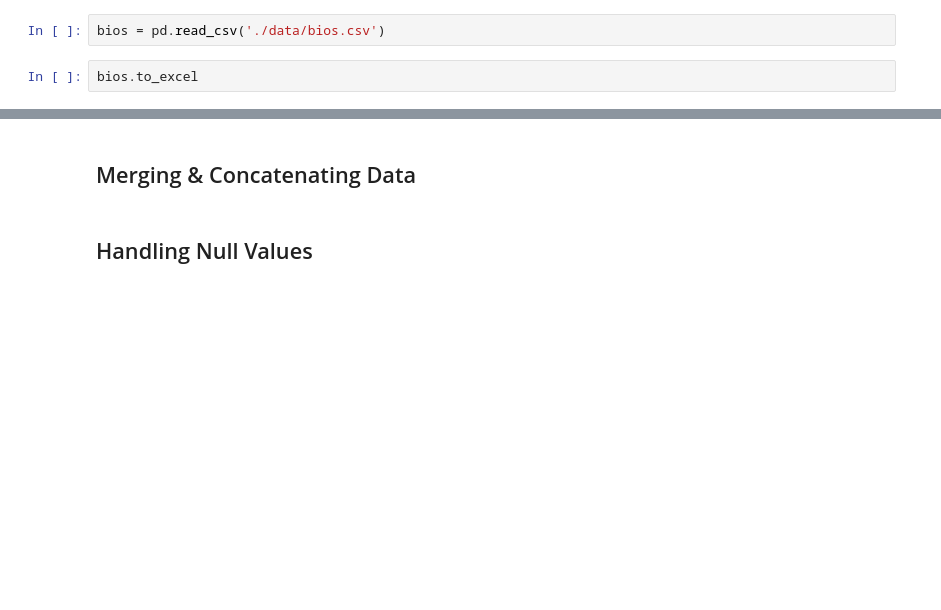
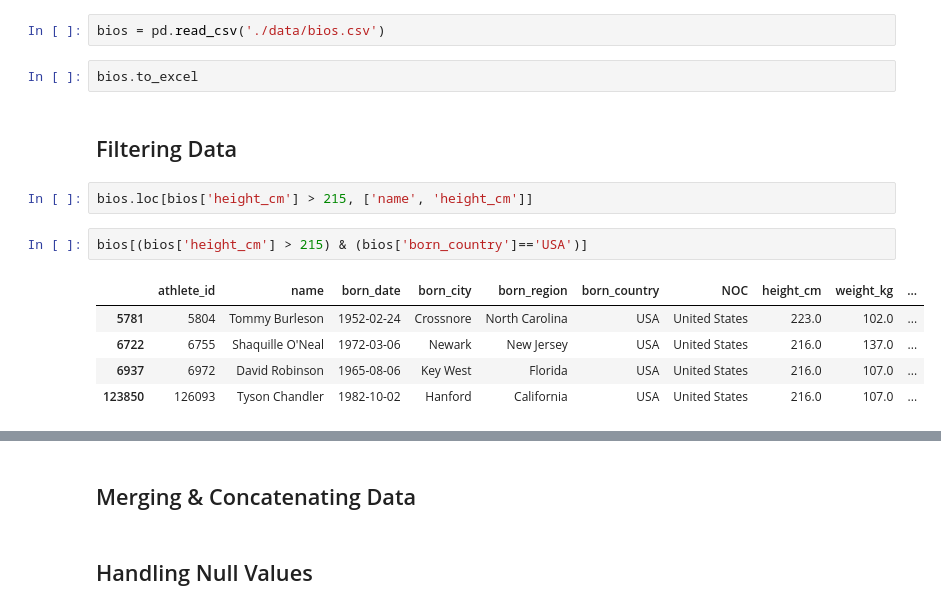
Before and after one commit to AdrianoR85/complete-pandas-tutorial, a Jupyter notebook: tutorial.ipynb, the cells around one changed output, grey strips where cells are left out. Saved outputs shown, nothing was run; the diff lists cells and outputs as text; blank space fills up the shorter version.

```diff
--- a/tutorial.ipynb
+++ b/tutorial.ipynb
@@ -80,3 +134,15 @@ Name: 0, dtype: object
 bios = pd.read_csv('./data/bios.csv')
 # %%
 bios.to_excel
+# %% [markdown]
+## Filtering Data
+# %%
+bios.loc[bios['height_cm'] > 215, ['name', 'height_cm']]
+# %%
+bios[(bios['height_cm'] > 215) & (bios['born_country']=='USA')]
+# %% [output]
+|  | athlete_id | name | born_date | born_city | born_region | born_country | NOC | height_cm | weight_kg | ... |
+| 5781 | 5804 | Tommy Burleson | 1952-02-24 | Crossnore | North Carolina | USA | United States | 223.0 | 102.0 | ... |
+| 6722 | 6755 | Shaquille O'Neal | 1972-03-06 | Newark | New Jersey | USA | United States | 216.0 | 137.0 | ... |
+| 6937 | 6972 | David Robinson | 1965-08-06 | Key West | Florida | USA | United States | 216.0 | 107.0 | ... |
+| 123850 | 126093 | Tyson Chandler | 1982-10-02 | Hanford | California | USA | United States | 216.0 | 107.0 | ... |
```
Also changed, not shown: parts of 5 cells of this notebook, 1 other file.
